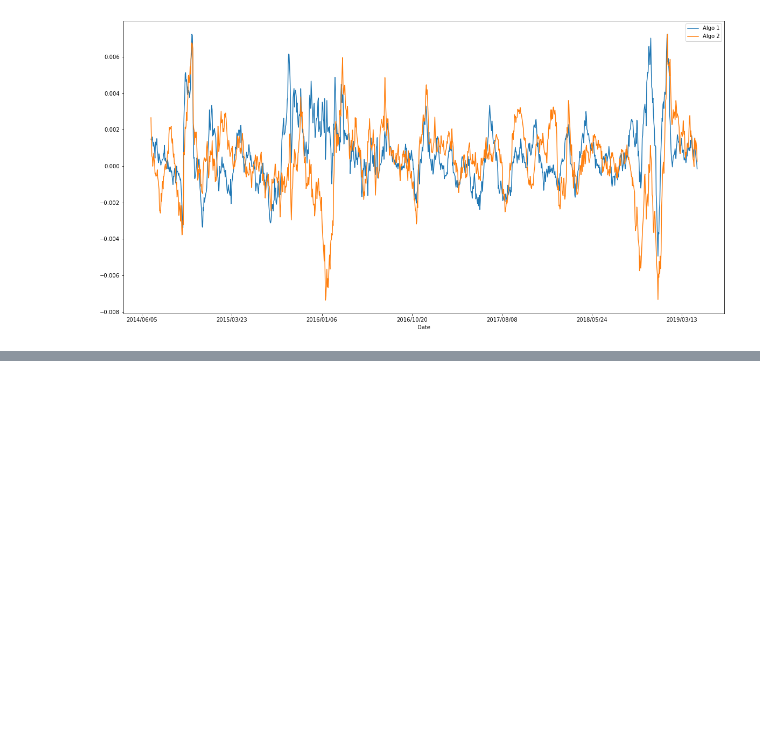
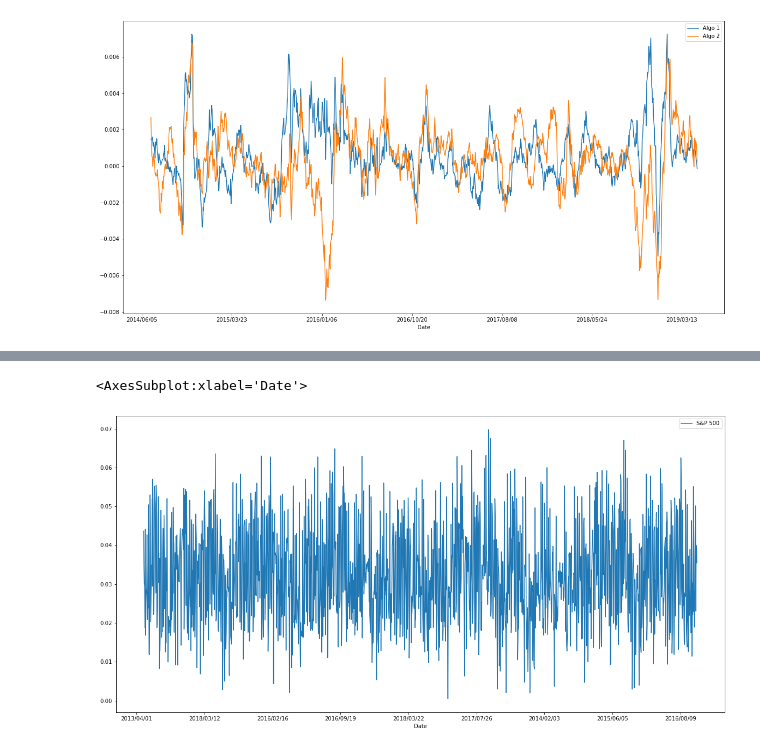
Before and after one commit to quizh001/Homework-unite-4, a Jupyter notebook: hw4.ipynb, the cells around one changed output, grey strips where cells are left out. Cells and saved outputs as stored; diff of their text form; code cells hidden in the pictures; blank space fills up the shorter version.

```diff
--- a/hw4.ipynb
+++ b/hw4.ipynb
@@ -319,0 +325,7 @@ whale_retuns_df.rolling(window=7).mean().plot(figsize=(20,10))
+# %%
+# Calculate and plot the rolling standard deviation for all portfolios using a 21-day window.
+# Plot a rolling 7-day mean of TSLA's closing prices
+sp500_history_return.rolling(window=21).mean().plot(figsize=(20,10))
+# %% [output]
+<AxesSubplot:xlabel='Date'>
+[figure, added]
```
Also changed, not shown: parts of 17 cells of this notebook.
